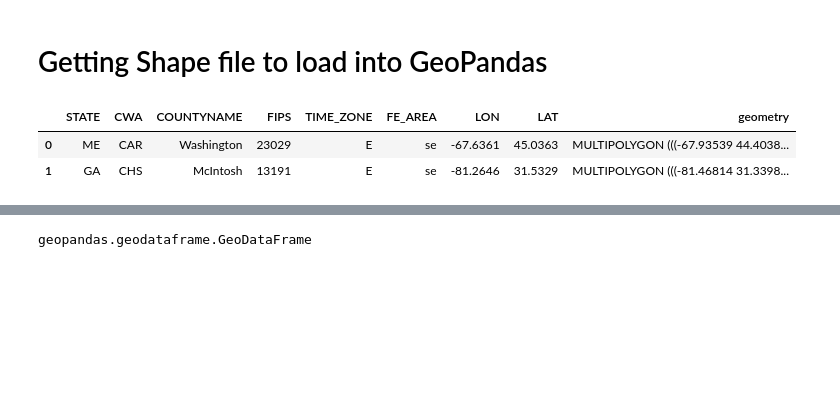
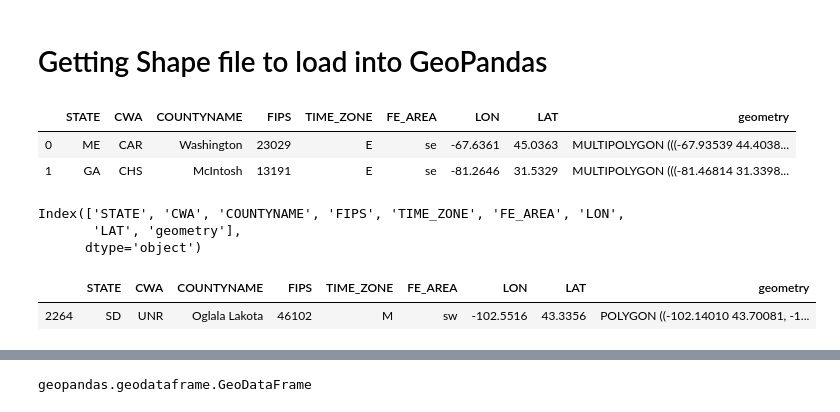
Before and after one commit to VallieTracy/Pres-Election-Partisan-Breakdown, a Jupyter notebook: votes_and_counties.ipynb, the cells around one changed output, grey strips where cells are left out. Drawn from its saved outputs; the diff is of its cells as text; code cells hidden in the pictures; blank space fills up the shorter version.

```diff
--- a/votes_and_counties.ipynb
+++ b/votes_and_counties.ipynb
@@ -129,12 +109,23 @@ df_2016.head()
 # Getting Shape file to load into GeoPandas
 # %%
 # load shp file extracted from zipfile
-county_shp = gp.read_file("c_03mr20.shp" )
+county_shp = gp.read_file("Resources/c_03mr20.shp" )
 county_shp.head(2)
 # %% [output]
 |  | STATE | CWA | COUNTYNAME | FIPS | TIME_ZONE | FE_AREA | LON | LAT | geometry |
 | 0 | ME | CAR | Washington | 23029 | E | se | -67.6361 | 45.0363 | MULTIPOLYGON (((-67.93539 44.4038... |
 | 1 | GA | CHS | McIntosh | 13191 | E | se | -81.2646 | 31.5329 | MULTIPOLYGON (((-81.46814 31.3398... |
+# %%
+county_shp.columns
+# %% [output]
+Index(['STATE', 'CWA', 'COUNTYNAME', 'FIPS', 'TIME_ZONE', 'FE_AREA', 'LON',
+       'LAT', 'geometry'],
+      dtype='object')
+# %%
+county_shp[county_shp.COUNTYNAME == 'Oglala Lakota']
+# %% [output]
+|  | STATE | CWA | COUNTYNAME | FIPS | TIME_ZONE | FE_AREA | LON | LAT | geometry |
+| 2264 | SD | UNR | Oglala Lakota | 46102 | M | sw | -102.5516 | 43.3356 | POLYGON ((-102.14010 43.70081, -1... |
 # %%
 county_shp['FIPS'] = county_shp['FIPS'].astype('float')
 county_shp
```
Also changed, not shown: parts of 3 cells of this notebook, 2 other files.
